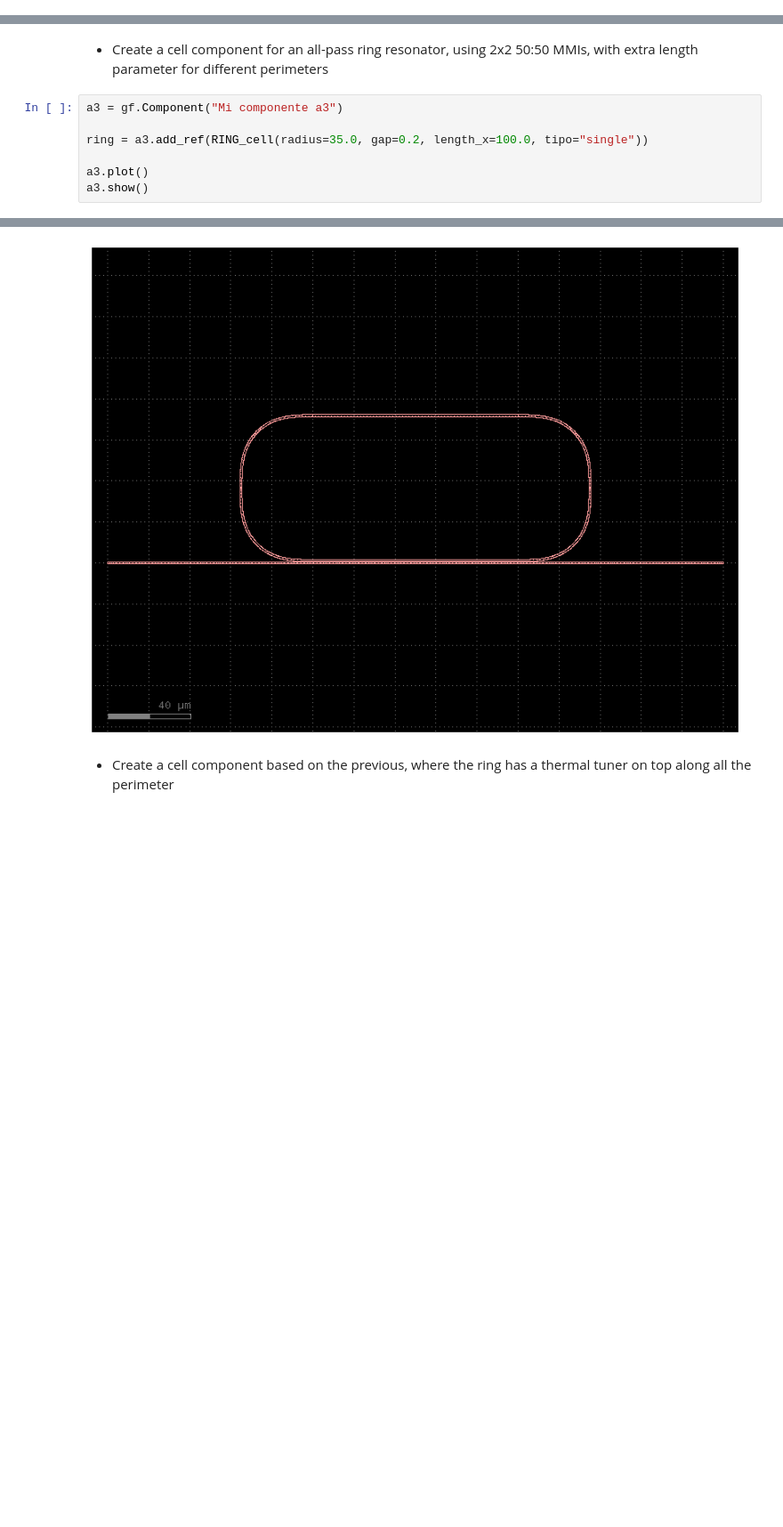
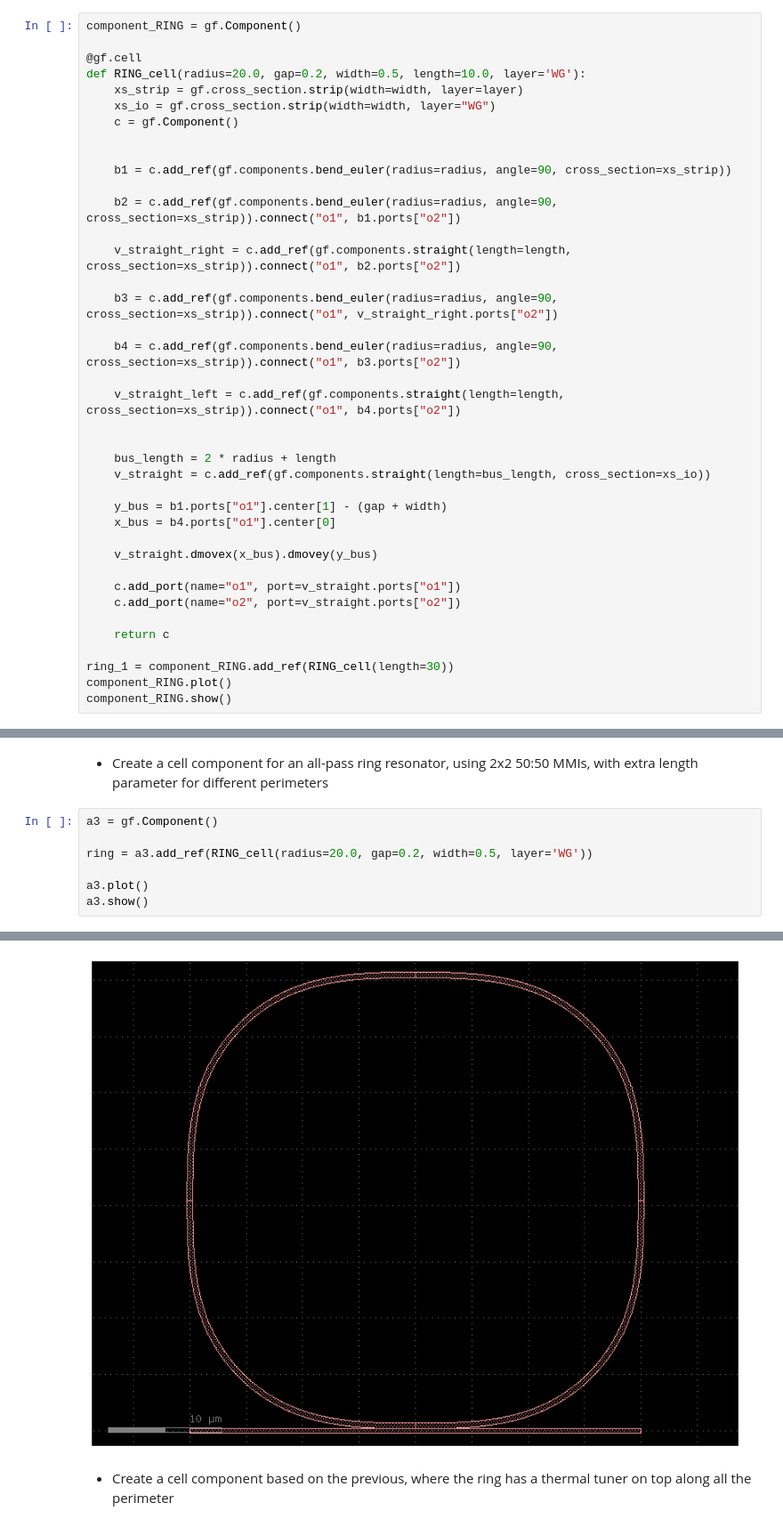
Before and after one commit to jfgimloz/cifoin-lab4, a Jupyter notebook: LAYOUT_Student.ipynb, the cells around one changed output, grey strips where cells are left out. Shown at 89% size. Drawn from its saved outputs; the diff is of its cells as text; blank space fills up the shorter version.

Commit message:
Ring resonator terminado

```diff
--- a/LAYOUT_Student.ipynb
+++ b/LAYOUT_Student.ipynb
@@ -324,0 +370,39 @@ wafer_RING.plot()
+# %%
+component_RING = gf.Component()
+
+@gf.cell
+def RING_cell(radius=20.0, gap=0.2, width=0.5, length=10.0, layer='WG'):
+    xs_strip = gf.cross_section.strip(width=width, layer=layer)
+    xs_io = gf.cross_section.strip(width=width, layer="WG")
+    c = gf.Component()
+
+
+    b1 = c.add_ref(gf.components.bend_euler(radius=radius, angle=90, cross_section=xs_strip))
+
+    b2 = c.add_ref(gf.components.bend_euler(radius=radius, angle=90, cross_section=xs_strip)).connect("o1", b1.ports["o2"])
+
+    v_straight_right = c.add_ref(gf.components.straight(length=length, cross_section=xs_strip)).connect("o1", b2.ports["o2"])
+
+    b3 = c.add_ref(gf.components.bend_euler(radius=radius, angle=90, cross_section=xs_strip)).connect("o1", v_straight_right.ports["o2"])
+
+    b4 = c.add_ref(gf.components.bend_euler(radius=radius, angle=90, cross_section=xs_strip)).connect("o1", b3.ports["o2"])
+
+    v_straight_left = c.add_ref(gf.components.straight(length=length, cross_section=xs_strip)).connect("o1", b4.ports["o2"])
+
+
+    bus_length = 2 * radius + length
+    v_straight = c.add_ref(gf.components.straight(length=bus_length, cross_section=xs_io))
+
+    y_bus = b1.ports["o1"].center[1] - (gap + width)
+    x_bus = b4.ports["o1"].center[0]
+
+    v_straight.dmovex(x_bus).dmovey(y_bus)
+
+    c.add_port(name="o1", port=v_straight.ports["o1"])
+    c.add_port(name="o2", port=v_straight.ports["o2"])
+
+    return c
+
+ring_1 = component_RING.add_ref(RING_cell(length=30))
+component_RING.plot()
+component_RING.show()
@@ -610,9 +679,9 @@ a2.show()
 # %% [markdown]
 - Create a cell component for an all-pass ring resonator, using 2x2 50:50 MMIs, with extra length parameter for different perimeters
 # %%
-a3 = gf.Component("Mi componente a3")
+a3 = gf.Component()
 
-ring = a3.add_ref(RING_cell(radius=35.0, gap=0.2, length_x=100.0, tipo="single"))
+ring = a3.add_ref(RING_cell(radius=20.0, gap=0.2, width=0.5, layer='WG'))
 
 a3.plot()
 a3.show()
@@ -621,3 +690,3 @@ a3.show()
-[figure, old version]
+[figure, new version]
 # %% [markdown]
 - Create a cell component based on the previous, where the ring has a thermal tuner on top along all the perimeter
```
Also changed, not shown: parts of 42 cells of this notebook.
